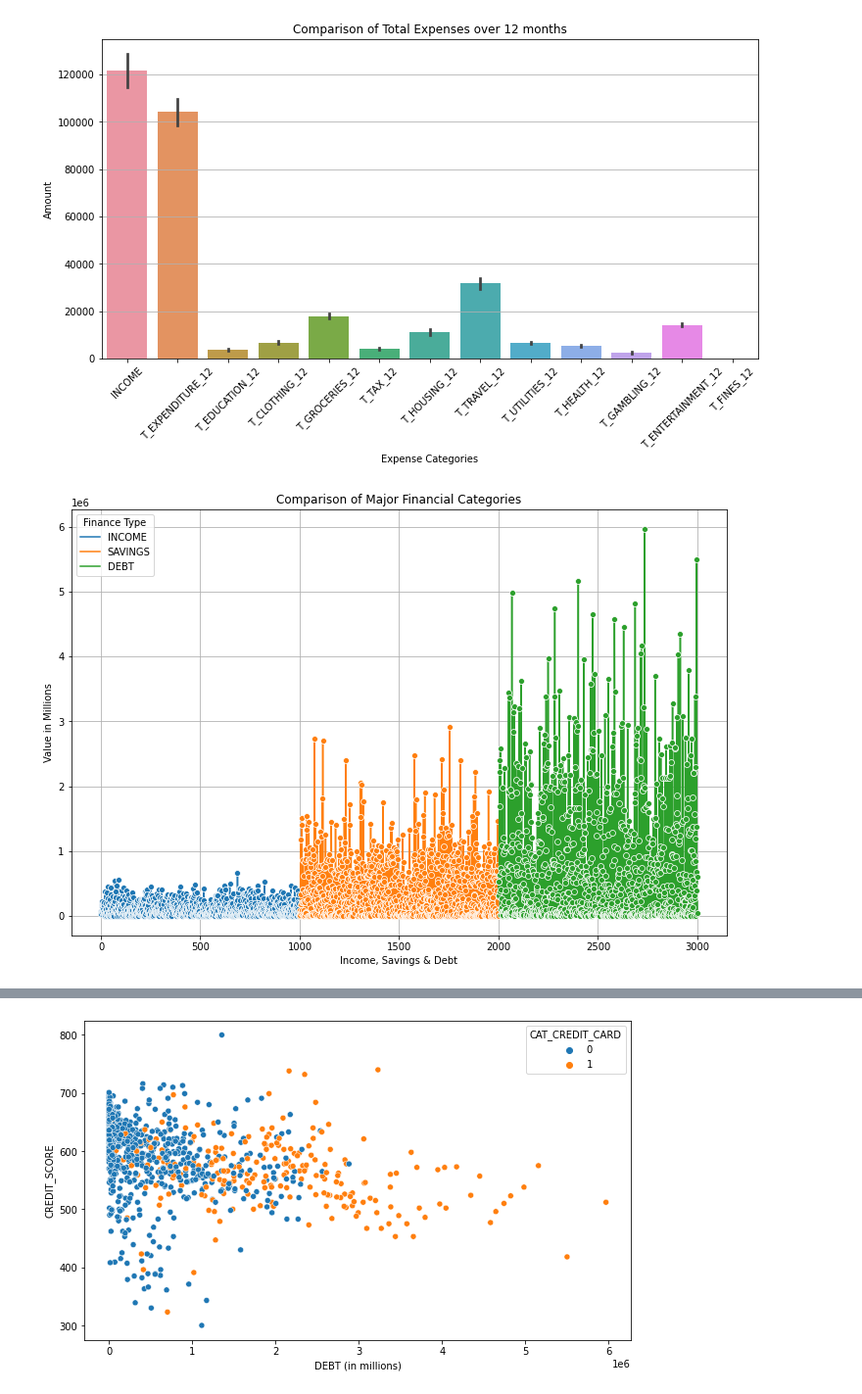
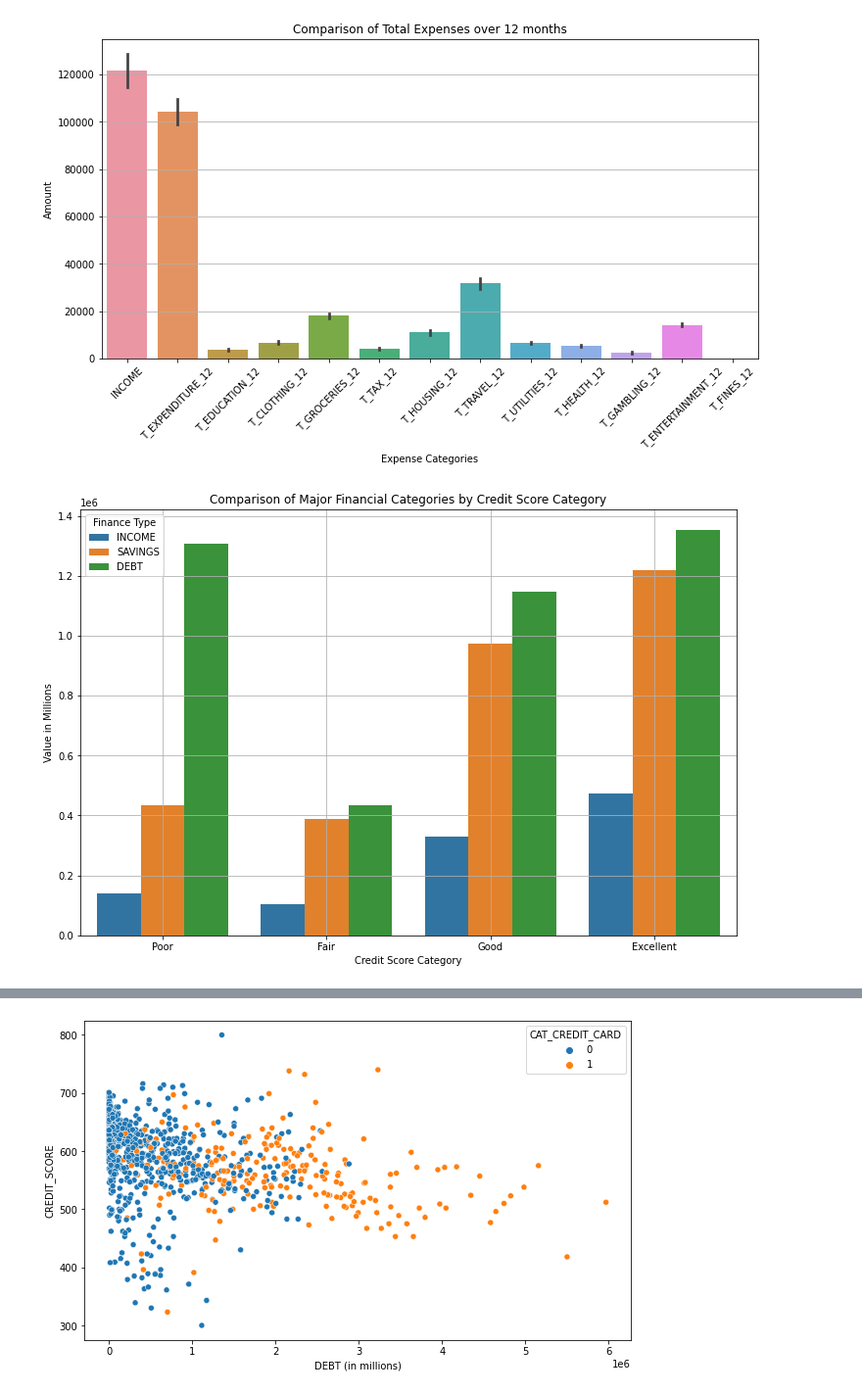
Before and after one commit to LSHAlluri/eda-checkpoint, a Jupyter notebook: checkpoint-two.ipynb, the cells around one changed output, grey strips where cells are left out. Shown at 98% size. Saved outputs shown, nothing was run; the diff lists cells and outputs as text; code cells hidden in the pictures.

```diff
--- a/checkpoint-two.ipynb
+++ b/checkpoint-two.ipynb
@@ -440,32 +426,53 @@ plt.show()
 # %% [output]
 [figure]
 # %%
-# Compare any trends or reltionships in major financial categories
+# Compare any trends or reltionships in major financial categories in different credit score categories
 
 # The Debt and Savings being higher than the yearly Income raised questions. The Debt and Savings
 # must have been accumulated over a long period while the Income is for 12 months only.
 
-# create dataframe with just the Income, Savings and Debt
-finance_df = credit_df[['INCOME','SAVINGS','DEBT']]
+# The difference between income/savings and debt is largest in the poor credit score customers.
 
-# Melt the DataFrame to long format to plot the 3 columns against the amount/value
-finance_melted = finance_df.melt(var_name='Finance Type', value_name='Value')
+# a function to categorize the credit scores
+def categorize_credit_score(score):
+    # Excellent credit history for credit score between 750-850
+    if score >= 750:
+        return 'Excellent'
+    # Strong credit history for credit score between 700-749
+    elif score >= 700:
+        return 'Good'
+    # Fair credit history for credit score between 580-699
+    elif score >= 580:
+        return 'Fair'
+    # Poor credit history for credit score between 300-579
+    else:
+        return 'Poor'
 
-# Creating an index (integer) to act as a bin of size 1000 to hold the 1000 customers data
+# Apply the function to the CREDIT_SCORE column
+credit_df['CREDIT_SCORE_CATEGORY'] = credit_df['CREDIT_SCORE'].apply(categorize_credit_score)
+
+# create dataframe with just the Income, Savings, Debt and Credit_score_category
+finance_df = credit_df[['INCOME','SAVINGS','DEBT','CREDIT_SCORE_CATEGORY']]
+
+# Melt the DataFrame to long format to plot
+finance_melted = finance_df.melt(id_vars=['CREDIT_SCORE_CATEGORY'],
+                                 var_name='Finance Type', value_name='Value')
+
+# Creating an index to act as a bin of size 1000 to hold the 1000 customers data
 # for each of the columns
 finance_melted['Index'] = finance_melted.index
 
-# Create the line plot
+# bar plot using seaborn
 plt.figure(figsize=(12, 8), facecolor='white')
-sns.lineplot(data=finance_melted, x='Index', y='Value', hue='Finance Type',marker='o')
+sns.barplot(data=finance_melted, x='CREDIT_SCORE_CATEGORY', y='Value', hue='Finance Type', ci=None)
 
 # Adding titles and labels
-plt.title('Comparison of Major Financial Categories')
+plt.title('Comparison of Major Financial Categories by Credit Score Category')
 plt.ylabel('Value in Millions')
-plt.xlabel('Income, Savings & Debt')
-plt.grid()
+plt.xlabel('Credit Score Category')
+plt.grid(True)
 
 # Show the plot
 plt.show()
 # %% [output]
-[figure, old version]
+[figure, new version]
```
Also changed, not shown: parts of 9 cells of this notebook.
